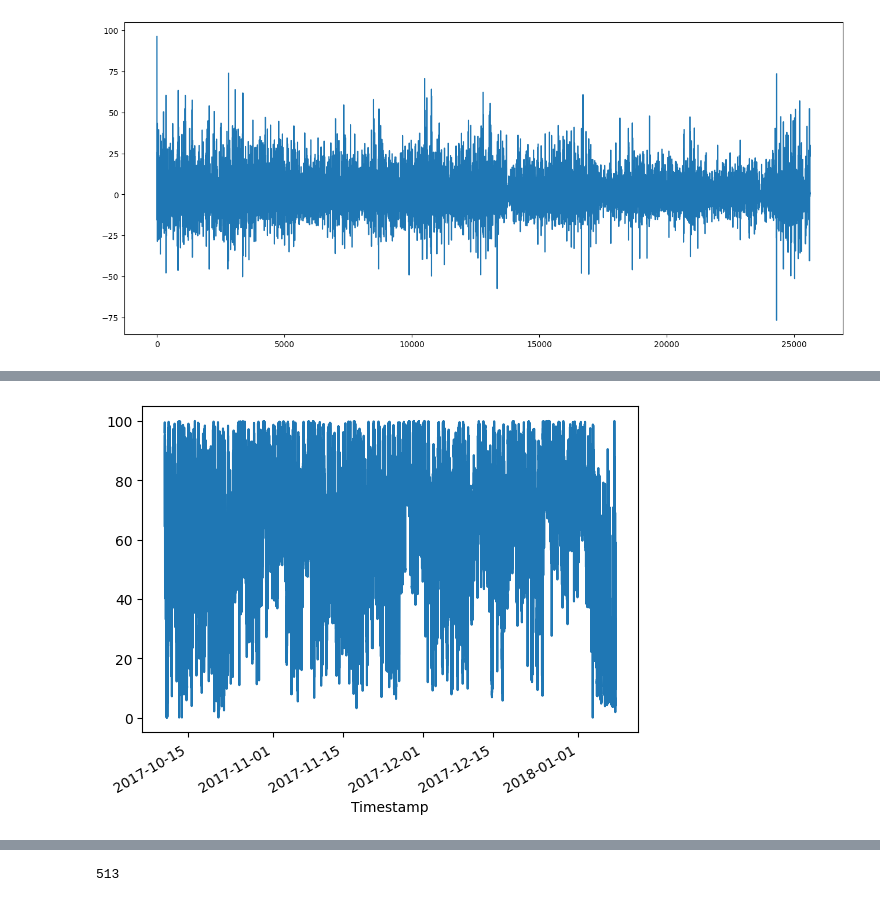
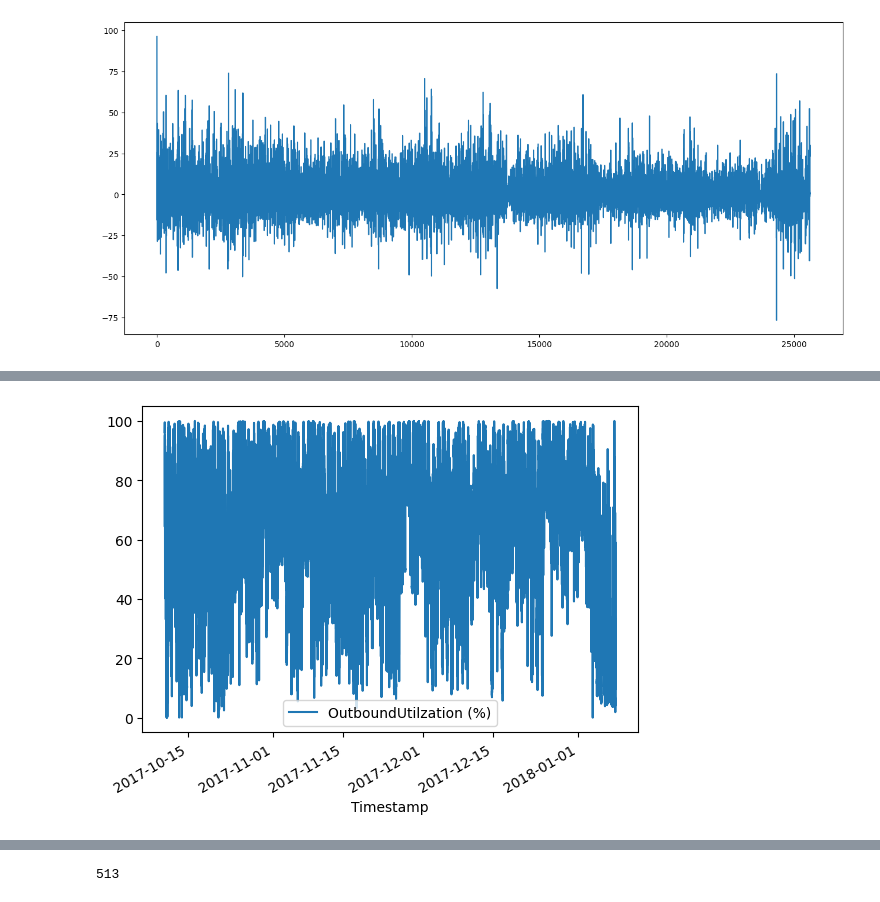
Before and after one commit to AlesKas/DIP, a Jupyter notebook: network_analytics_arima.ipynb, the cells around one changed output, grey strips where cells are left out. Saved outputs shown, nothing was run; the diff lists cells and outputs as text; code cells hidden in the pictures.

```diff
--- a/network_analytics_arima.ipynb
+++ b/network_analytics_arima.ipynb
@@ -18,7 +20,7 @@ series.diff().fillna(series).plot(figsize=(16, 7))
 def parser(x):
     return pd.datetime.strptime(x, '%m/%d/%Y %H:%M')
 
-network_analytics = pd.read_csv('./data/Network_Analytics.csv', header=0, parse_dates=[0], index_col=0, squeeze=True, date_parser=parser)
+network_analytics = pd.read_csv('./data/Network_Analytics.csv', header=0, parse_dates=[0], index_col=0)
 print(network_analytics.head())
 network_analytics.plot()
 plt.show()
@@ -35,4 +36,4 @@ Name: OutboundUtilzation (%), dtype: float64
-[figure, old version]
+[figure, new version]
 # %%
 # fit model
 model = ARIMA(network_analytics)
```
Also changed, not shown: parts of 3 cells of this notebook, 4 other files.
